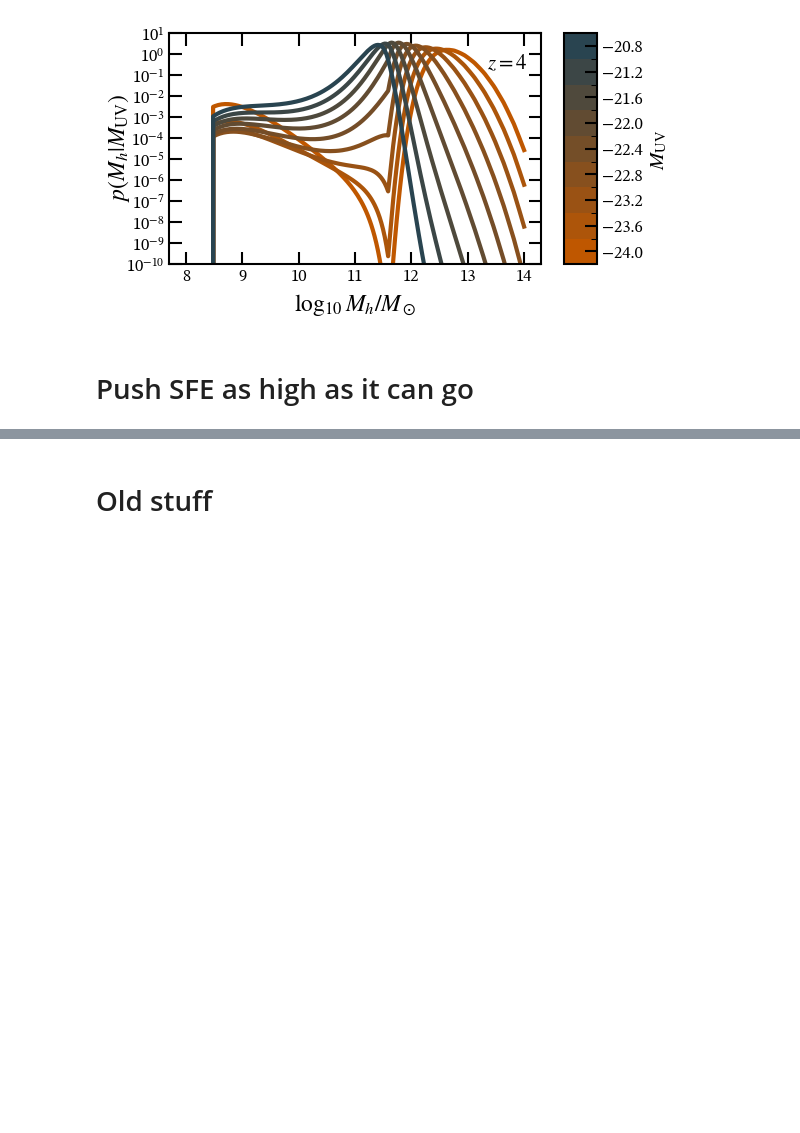
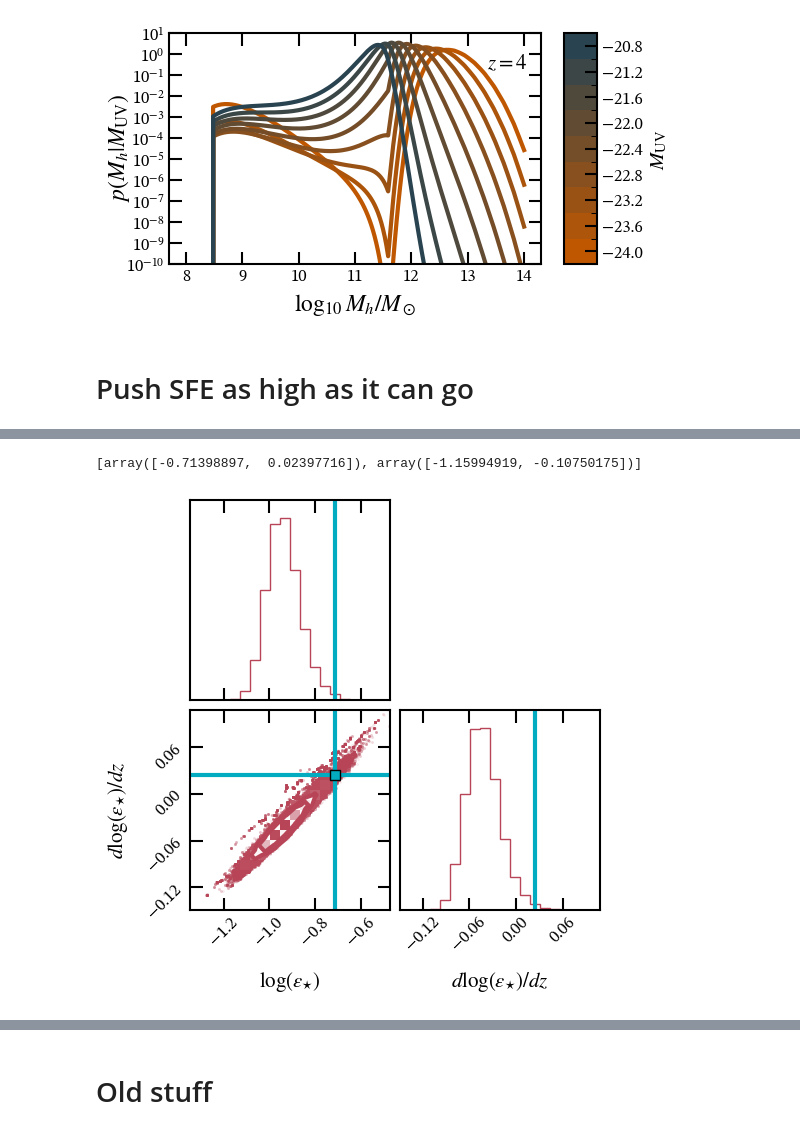
Before and after one commit to ebregou/modeling_stochasticity, a Jupyter notebook: notebooks/visualize_results.ipynb, the cells around one changed output, grey strips where cells are left out. Drawn from its saved outputs; the diff is of its cells as text; code cells hidden in the pictures; blank space fills up the shorter version.

Commit message:
Improved plotting for committee meeting

```diff
--- a/notebooks/visualize_results.ipynb
+++ b/notebooks/visualize_results.ipynb
@@ -307,0 +235,25 @@ array([[-0.93836709, -0.03702044],
+# %%
+def get_sigma_ellipse(samples, n_sigma):
+    x,y = samples[:,0], samples[:,1]
+    mean2d = [x.mean(), y.mean()]
+    covariance = np.cov(x,y)
+
+    # Get the length & direction of the axes of the ellipse describing the covariance between x & y
+    length, dir_vec = np.linalg.eigh(C)
+    # Get the index corresponding to the major axis (longer than the minor axis)
+    maj_idx = np.argmax(length)
+    maj_length, maj_vec = np.sqrt(length[maj_idx]), dir_vec[maj_idx] # sqrt(length) corresponds to 1 sigma from the mean
+    maj_ax_endpoints = [mean2d - (n_sigma*maj_length*maj_vec), mean2d + (n_sigma*maj_length*maj_vec)]
+
+    return maj_ax_endpoints
+# %%
+maj_ax_endpoints = get_sigma_ellipse(samples[:,4:6], n_sigma = 3)
+# %%
+maj_ax_endpoints
+# %% [output]
+[array([-0.71398897,  0.02397716]), array([-1.15994919, -0.10750175])]
+# %%
+corner = eplots.make_corner(my_UVLF, backend_file = backend_file, excluded_params = ['dalphadz', 'logMc', 'dlogMcdz', 'sig', 'alpha', 'dsigdz', 'dsigdlogM']
+                            ,true_vals = maj_ax_endpoints[0])
+# %% [output]
+[figure, added]
```
Also changed, not shown: parts of 8 cells of this notebook, 2 other files.
